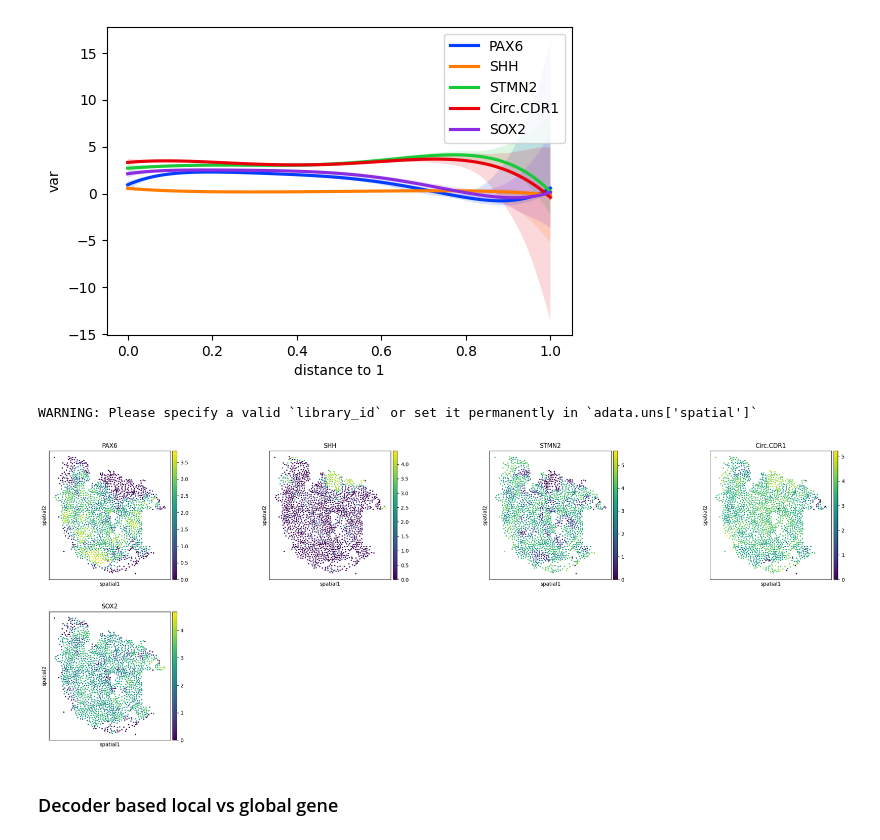
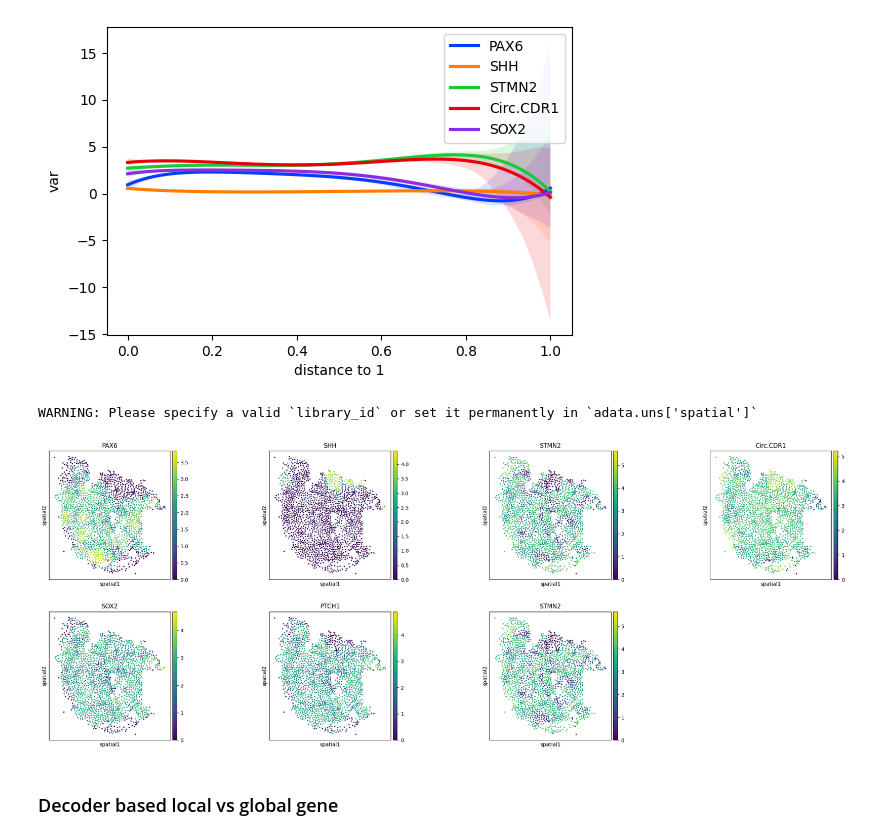
Before and after one commit to theislab/interscale, a Jupyter notebook: docs/notebooks/evaluation/Legnini23_1.ipynb, the cells around one changed output. Saved outputs shown, nothing was run; the diff lists cells and outputs as text; code cells hidden in the pictures.

```diff
--- a/docs/notebooks/evaluation/Legnini23_1.ipynb
+++ b/docs/notebooks/evaluation/Legnini23_1.ipynb
@@ -473,3 +947,6 @@ plt.title('Gene Overlap between GNN and Transformer Embeddings')
 plt.show()
 # %% [output]
 ModuleNotFoundError: No module named 'matplotlib_venn'
+# %%
+sub_adata_shh.obs['leiden_local'] = sub_adata_shh.obs['leiden_local'].astype(str)
+sub_adata_shh.obs['leiden_local']
@@ -475,0 +966,19 @@ ModuleNotFoundError: No module named 'matplotlib_venn'
+# %%
+sub_adata_shh.X = sub_adata_shh.layers['log1p_norm']
+
+sq.tl.var_by_distance(
+    adata=sub_adata_shh,
+    groups="1",
+    cluster_key="shh_cluster",
+    library_key="sample",
+    covariates=["leiden_local"],
+)
+sq.pl.var_by_distance(
+    adata=sub_adata_shh,
+    design_matrix_key="design_matrix",
+    stack_vars = True,
+    var=["leiden_local"],
+    anchor_key="1",
+    show_scatter=False,
+    figsize=(6, 4),
+)
@@ -512,14 +1024,14 @@ sq.pl.var_by_distance(
 # %%
 sq.pl.spatial_scatter(
     sub_adata_shh,
     #library_id = ['slide1_A2-1', 'slide4_B2-2'],
-    color =  ['PAX6', 'SHH', 'STMN2', 'Circ.CDR1', 'SOX2'],
+    color =  ['PAX6', 'SHH', 'STMN2', 'Circ.CDR1', 'SOX2', 'PTCH1', 'STMN2'],
     shape= None,
     size = 8,
 )
 # %% [output]
 WARNING: Please specify a valid `library_id` or set it permanently in `adata.uns['spatial']`
-[figure, old version]
+[figure, new version]
 # %% [markdown]
 ### Decoder based local vs global gene
 # %%
```
Also changed, not shown: parts of 33 cells of this notebook, 2 other files.
